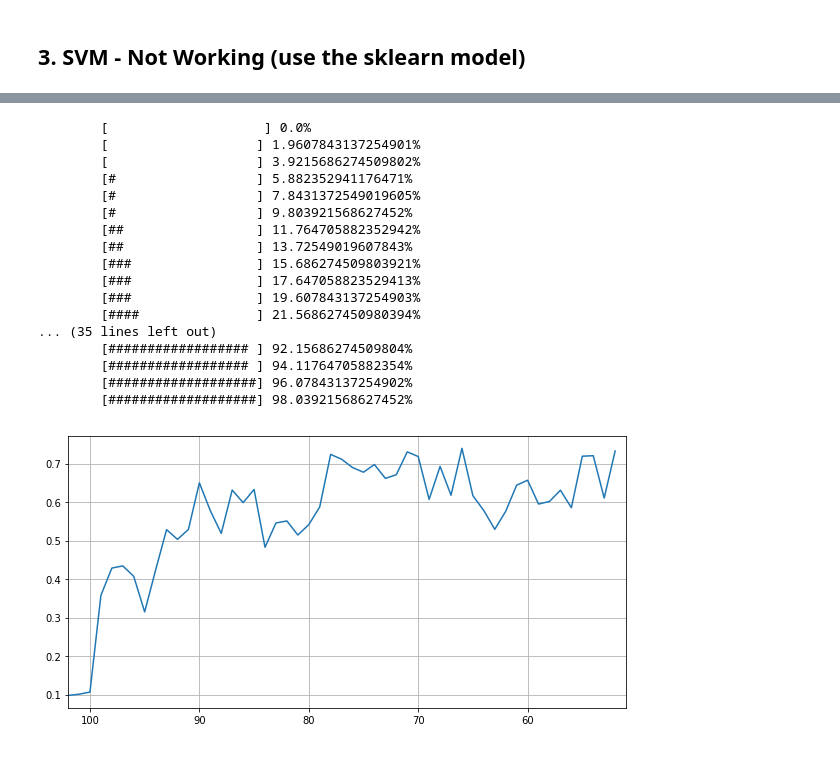
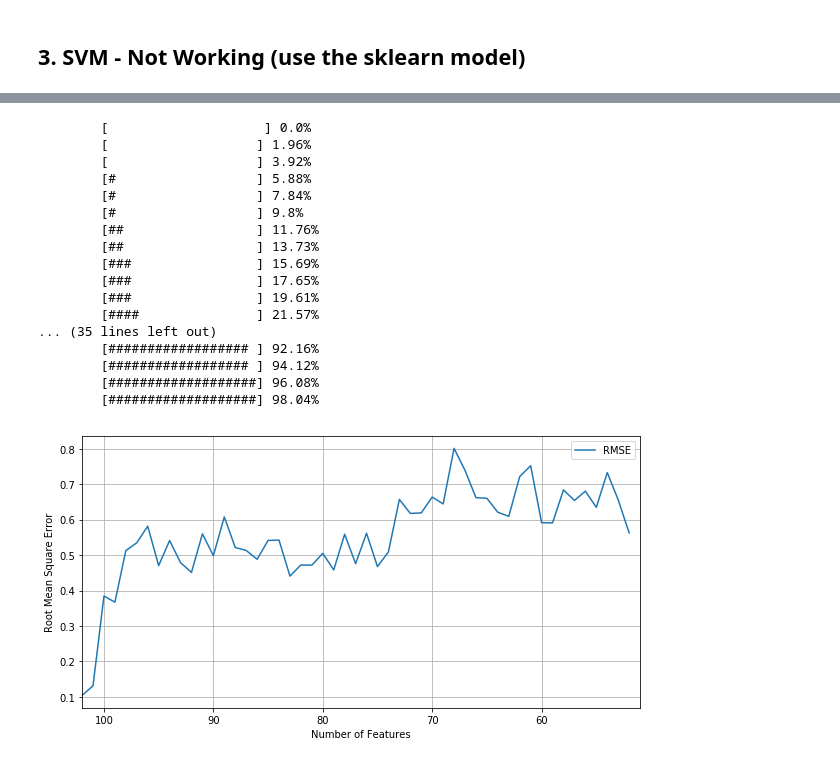
Before and after one commit to danif93/Community-And-Crime-Regression, a Jupyter notebook: kernel.ipynb, the cells around one changed output, grey strips where cells are left out. Drawn from its saved outputs; the diff is of its cells as text; code cells hidden in the pictures.

```diff
--- a/kernel.ipynb
+++ b/kernel.ipynb
@@ -131,7 +131,7 @@ class Regression_evaluationMetric:
 
     def adjusted_rSquared(self, p):
         n = self.true.shape[0]
-        return 1-(1-self.rSquared)*((n-1)/(n-p-1))
+        return 1-(1-self.rSquared())*((n-1)/(n-p-1))
 # %% [markdown]
 
 # Variable Selection - Models Definition
@@ -1189,7 +1189,8 @@ def rfe(estimator, parameters_dict, data, vals, n_features=None, verbose=False):
     _,d = data.shape
     nf = n_features if n_features else int(d/2)
     train_feat = list(range(d))
-    accuracies = []
+    rmse = []
+    r2 = []
 
     tr_data, ts_data, tr_vals, ts_vals = trainTest_split(in_matrix=data, out_vect=vals, train_amount=0.7)
 
@@ -1201,7 +1202,8 @@ def rfe(estimator, parameters_dict, data, vals, n_features=None, verbose=False):
         estimator.fit(X=tr_data[:,train_feat], y=tr_vals, **parameters_dict)
         pred = estimator.predict(ts_data)
         rem = Regression_evaluationMetric(ts_vals, pred)
-        accuracies.append(rem.rootMeanSquareError())
+        rmse.append(rem.rootMeanSquareError())
+        r2.append(rem.rSquared())
 
         rank = estimator.sort_featureImportances()
         toDiscard_idx = rank[-1][0]
@@ -1209,36 +1211,40 @@ def rfe(estimator, parameters_dict, data, vals, n_features=None, verbose=False):
 
         d -= 1
 
-    return (accuracies, train_feat)
+    return (rmse, r2, train_feat)
 # %%
 p_dict = {"depth":200, "minElems_perLeaf":5, "post_pruning":True, "verbose":False}
-acc, surv_feature = rfe(NumericalRandomForest_regressor(100),
-                        p_dict, trainVal_data, trainVal_values, verbose=True)
+rootMSE, r2, surv_feature = rfe(NumericalRandomForest_regressor(100),
+                                p_dict, trainVal_data, trainVal_values, verbose=True)
 # %% [output]
         [                    ] 0.0%
-        [                   ] 1.9607843137254901%
-        [                   ] 3.9215686274509802%
-        [#                  ] 5.882352941176471%
-        [#                  ] 7.8431372549019605%
-        [#                  ] 9.803921568627452%
-        [##                 ] 11.764705882352942%
-        [##                 ] 13.72549019607843%
-        [###                ] 15.686274509803921%
-        [###                ] 17.647058823529413%
-        [###                ] 19.607843137254903%
-        [####               ] 21.568627450980394%
+        [                   ] 1.96%
+        [                   ] 3.92%
+        [#                  ] 5.88%
+        [#                  ] 7.84%
+        [#                  ] 9.8%
+        [##                 ] 11.76%
+        [##                 ] 13.73%
+        [###                ] 15.69%
+        [###                ] 17.65%
+        [###                ] 19.61%
+        [####               ] 21.57%
 ... (35 lines left out)
-        [################## ] 92.15686274509804%
-        [################## ] 94.11764705882354%
-        [###################] 96.07843137254902%
-        [###################] 98.03921568627452%
+        [################## ] 92.16%
+        [################## ] 94.12%
+        [###################] 96.08%
+        [###################] 98.04%
 # %%
 plt.figure(figsize=(10,5))
 x = range(trainVal_data.shape[1],len(surv_feature),-1)
-plt.plot(x, acc)
+plt.plot(x, rootMSE, label="RMSE")
+#plt.plot(x, r2, label="R2")
+
+plt.legend()
 plt.xlim(trainVal_data.shape[1], len(surv_feature))
 #range(trainVal_data.shape[1],len(surv_feature),-1)
-plt.xlabel("")
+plt.xlabel("Number of Features")
+plt.ylabel("Root Mean Square Error")
 plt.grid()
 # %% [output]
-[figure, old version]
+[figure, new version]
```
Also changed, not shown: parts of 32 cells of this notebook.
